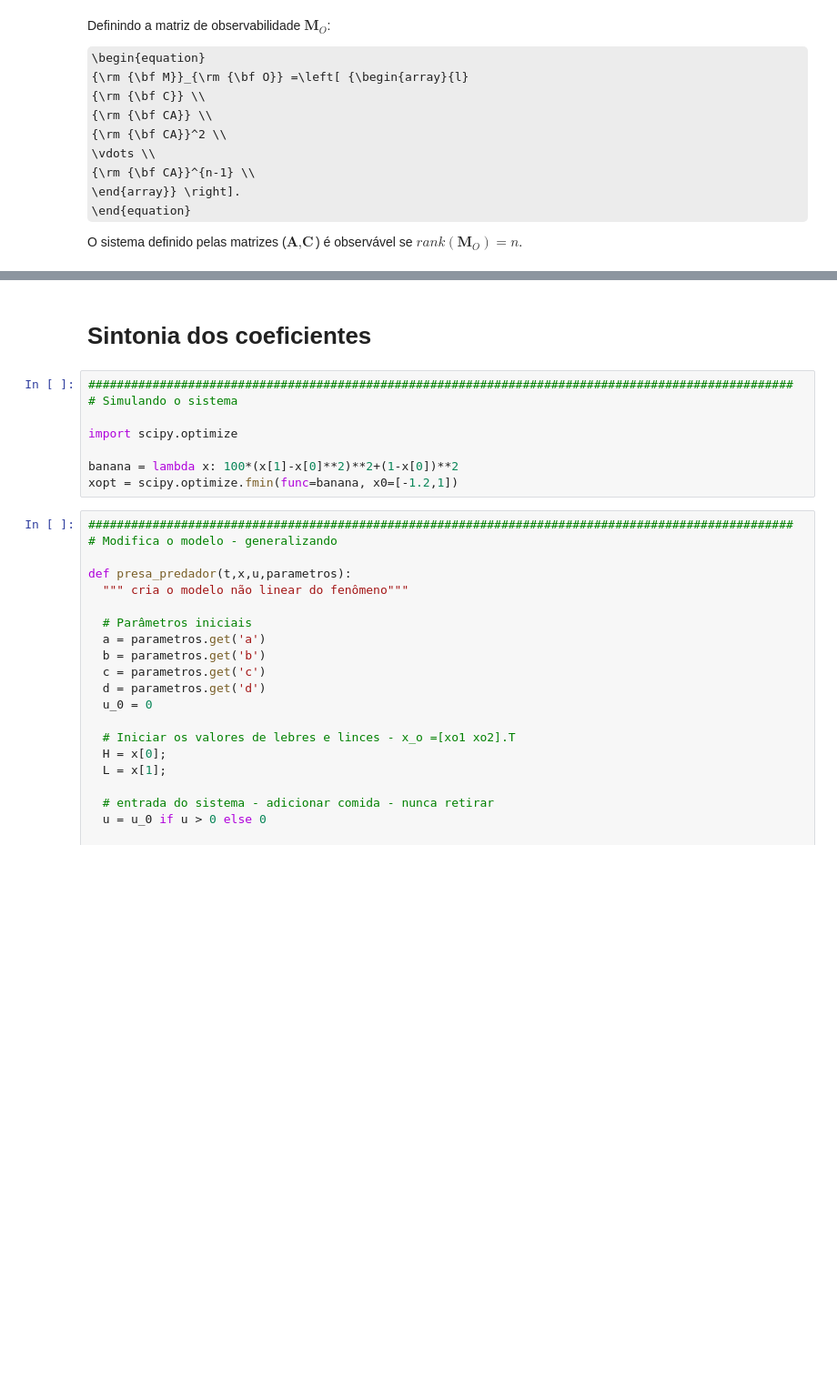
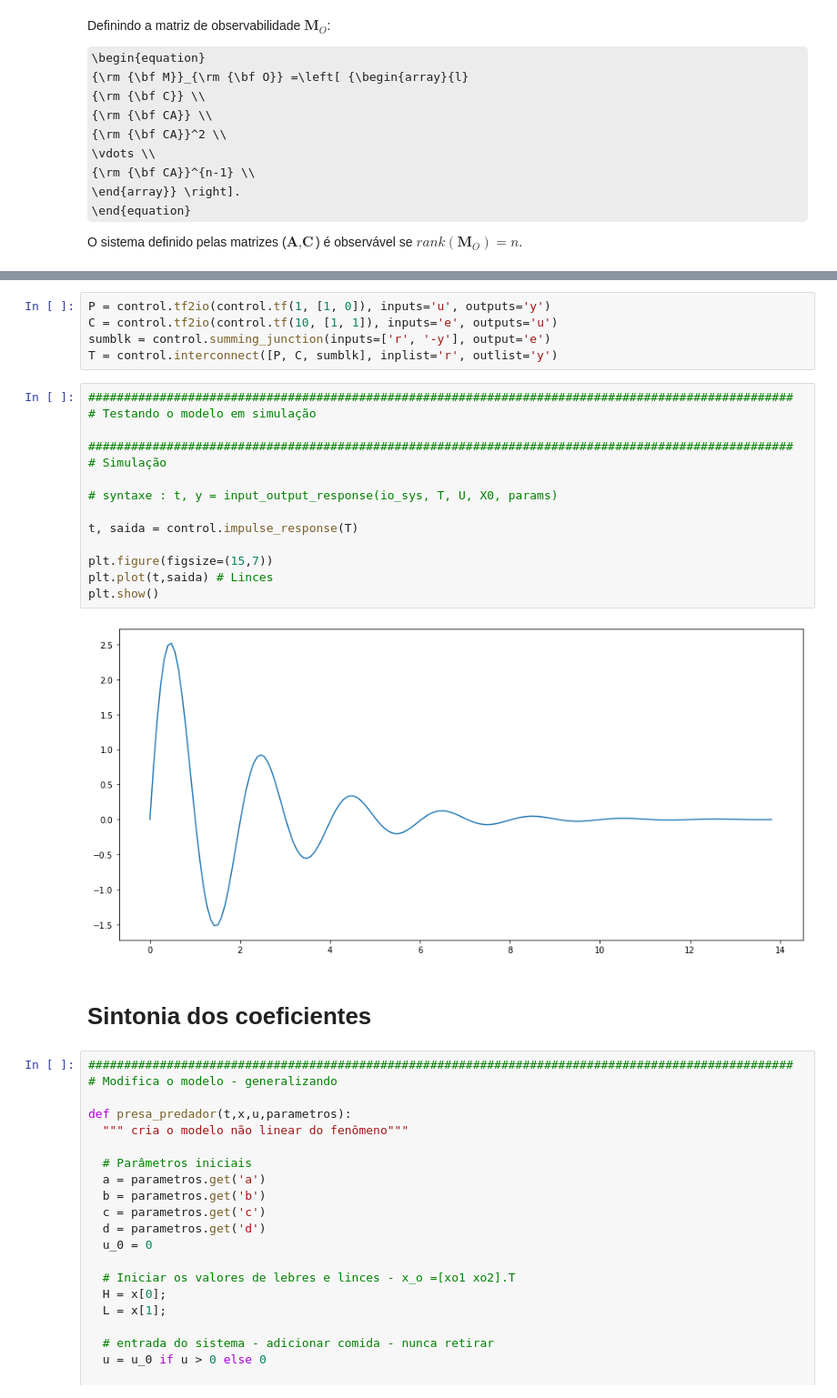
Before and after one commit to vparro/controleAvancado, a Jupyter notebook: Lotka_Volterra.ipynb, the cells around one changed output, grey strips where cells are left out. Shown at 91% size. Cells and saved outputs as stored; diff of their text form; some formulas as TeX source; blank space fills up the shorter version.

```diff
--- a/Lotka_Volterra.ipynb
+++ b/Lotka_Volterra.ipynb
@@ -904,13 +1011,26 @@ plt.show(block=False)
+# %%
+P = control.tf2io(control.tf(1, [1, 0]), inputs='u', outputs='y')
+C = control.tf2io(control.tf(10, [1, 1]), inputs='e', outputs='u')
+sumblk = control.summing_junction(inputs=['r', '-y'], output='e')
+T = control.interconnect([P, C, sumblk], inplist='r', outlist='y')
+# %%
+###################################################################################################
+# Testando o modelo em simulação
+
+###################################################################################################
+# Simulação
+
+# syntaxe : t, y = input_output_response(io_sys, T, U, X0, params)
+
+t, saida = control.impulse_response(T)
+
+plt.figure(figsize=(15,7))
+plt.plot(t,saida) # Linces
+plt.show()
+# %% [output]
+[figure, added]
 # %% [markdown]
 # **Sintonia dos coeficientes**
-# %%
-###################################################################################################
-# Simulando o sistema
-
-import scipy.optimize
-
-banana = lambda x: 100*(x[1]-x[0]**2)**2+(1-x[0])**2
-xopt = scipy.optimize.fmin(func=banana, x0=[-1.2,1])
 # %%
 ###################################################################################################
 # Modifica o modelo - generalizando
```
Also changed, not shown: parts of 37 cells of this notebook.
